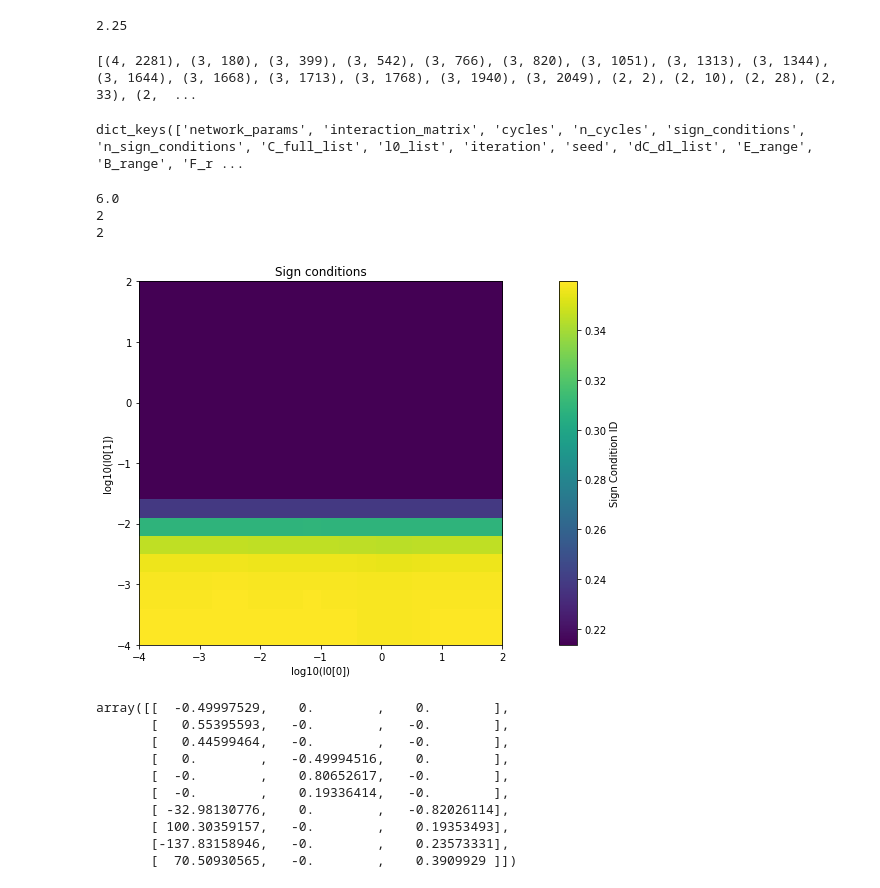
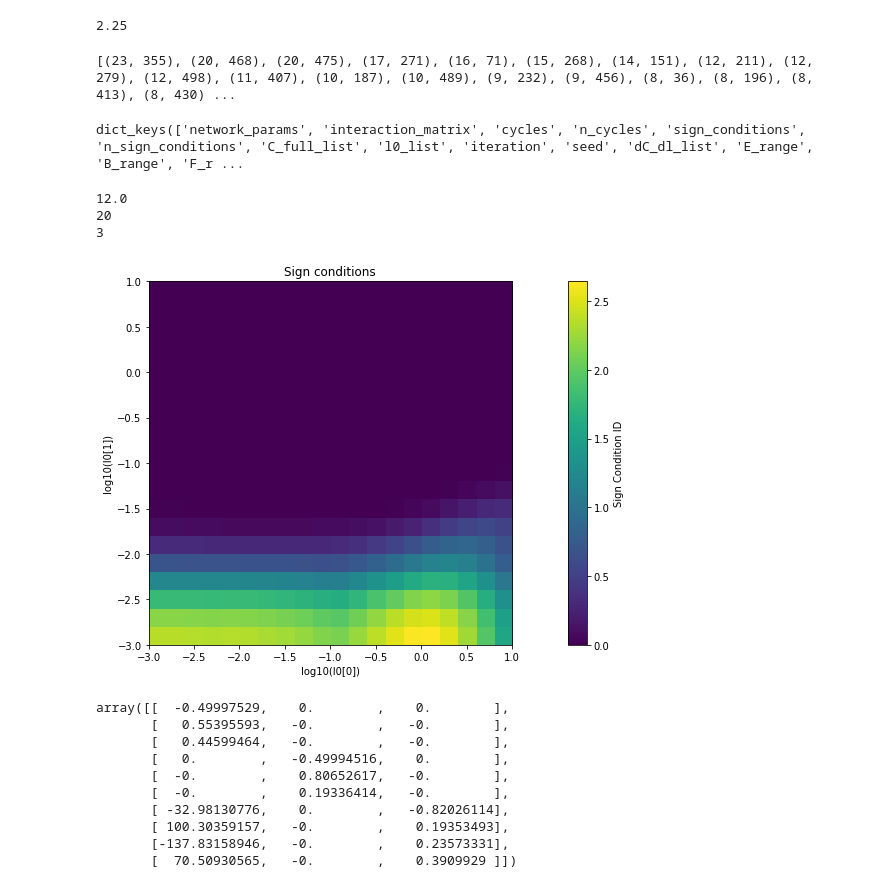
Before and after one commit to csfloyd/GlycanAnalysis, a Jupyter notebook: Python/analyze_data.ipynb, the cells around one changed output. Cells and saved outputs as stored; diff of their text form; code cells hidden in the pictures.

```diff
--- a/Python/analyze_data.ipynb
+++ b/Python/analyze_data.ipynb
@@ -35,7 +35,7 @@ First network has 3 cycles
 Network has 10 species and 20 reactions
 # %%
 path = "/Users/csfloyd/Dropbox/Projects/GlycanAnalysis/Dirs/F_range_3_dim_grid_sm"
-file = path + "/" + str(0) + "/SavedData.pkl"
+file = path + "/" + str(1) + "/SavedData.pkl"
 data_logger = NetworkDataLogger(file)
 
 sign_conditions = data_logger.network_data[0]['sign_conditions']
@@ -141,27 +141,27 @@ print(np.mean(n_sign_conditions_by_M[16]))
 inds_by_M = {M: np.where(M_values == M)[0].tolist() for M in unique_M}
 ys_by_M = {M: y_data[inds_by_M[M]] for M in unique_M}
 
-M=6
+M=12
 l= [(ys_by_M[M][t], inds_by_M[M][t]) for t in range(len(ys_by_M[M]))]
 
 sorted_list = sorted(l, key=lambda x: x[0], reverse=True)
 print(sorted_list)
 print("")
 # %% [output]
-[(4, 2281), (3, 180), (3, 399), (3, 542), (3, 766), (3, 820), (3, 1051), (3, 1313), (3, 1344), (3, 1644), (3, 1668), (3, 1713), (3, 1768), (3, 1940), (3, 2049), (2, 2), (2, 10), (2, 28), (2, 33), (2,  ...
+[(23, 355), (20, 468), (20, 475), (17, 271), (16, 71), (15, 268), (14, 151), (12, 211), (12, 279), (12, 498), (11, 407), (10, 187), (10, 489), (9, 232), (9, 456), (8, 36), (8, 196), (8, 413), (8, 430) ...
 # %%
 data_logger.network_data[network_index].keys()
 # %% [output]
 dict_keys(['network_params', 'interaction_matrix', 'cycles', 'n_cycles', 'sign_conditions', 'n_sign_conditions', 'C_full_list', 'l0_list', 'iteration', 'seed', 'dC_dl_list', 'E_range', 'B_range', 'F_r ...
 # %%
-network_index = 20
+network_index = 355
 
 print(M_values[network_index])
 print(data_logger.network_data[network_index]['n_sign_conditions'])
 
 
-C_ind = 7
-l_ind = 0
+C_ind = 6
+l_ind = 1
 l0_list = data_logger.network_data[network_index]['l0_list']
 C_full_list = data_logger.network_data[network_index]['C_full_list']
 
@@ -174,7 +174,7 @@ dC_dl_data = data_logger.network_data[network_index]['dC_dl_list']
 #C_data = [np.log10(C_full_list[i][C_ind])  for i in range(len(C_full_list))]
 C_data = [C_full_list[i][C_ind]  for i in range(len(C_full_list))]
 #C_data = [dC_dl_data[i][C_ind][l_ind]  for i in range(len(dC_dl_data))]
-#C_data = [d_log_C_d_log_l0_list[i][C_ind][l_ind]  for i in range(len(C_full_list))]
+C_data = [d_log_C_d_log_l0_list[i][C_ind][l_ind]  for i in range(len(C_full_list))]
 
 
 cut = 1e-8
@@ -182,43 +182,43 @@ cut = 1e-8
 #sign_condition_ids = get_sign_condition_ids([clamp_sign(p, cut).tolist() for p in d_log_C_d_log_l0_list])
 #n_conds, sign_condition_ids = count_unique_tensors_with_ids([clamp_sign(p, cut).tolist() for p in d_log_C_d_log_l0_list], conservative_comparison = True)#, log_scale = False)
 
-n_conds, sign_condition_ids = get_n_unique_signs_index(network_index, data_logger, 1e-10, conservative_comparison = True, log_scale = False, dims = sc_grad_dims)
+n_conds, sign_condition_ids = get_n_unique_signs_index(network_index, data_logger, 1e-6, conservative_comparison = True, log_scale = False, dims = sc_grad_dims)
 print(n_conds)
 
 # Create figure with two subplots side by side
 fig, (ax) = plt.subplots(1, 1, figsize=(16,6))
 
 p_vals = C_data
 #p_vals = [clamp_sign(p, cut) for p in p_vals]
 cmap = 'viridis'
 
 # p_vals = sign_condition_ids
 # cmap = 'tab10'
 
 # Reshape sign_condition_ids into a 2D array
 n = int(np.sqrt(len(p_vals)))  # Assuming square grid
 p_values = np.array(p_vals).reshape(n, n).T
 
 # Plot using imshow
 im = ax.imshow(p_values, origin='lower', aspect='auto',
                 extent=[np.log10(l0_x.min()), np.log10(l0_x.max()),
                         np.log10(l0_y.min()), np.log10(l0_y.max())],
                 cmap=cmap)
 
 ax.set_xlabel('log10(l0[0])')
 ax.set_ylabel('log10(l0[1])')
 ax.set_title('Sign conditions')
 ax.set_aspect(1)
 
 fig.colorbar(im, ax=ax, label='Sign Condition ID')
 
 plt.tight_layout()
 plt.show()
 # %% [output]
-6.0
-2
-2
+12.0
+20
+3
-[figure, old version]
+[figure, new version]
 # %%
 dC_dl_data[20]
 # %% [output]
```
Also changed, not shown: parts of 8 cells of this notebook, 11 other files.
